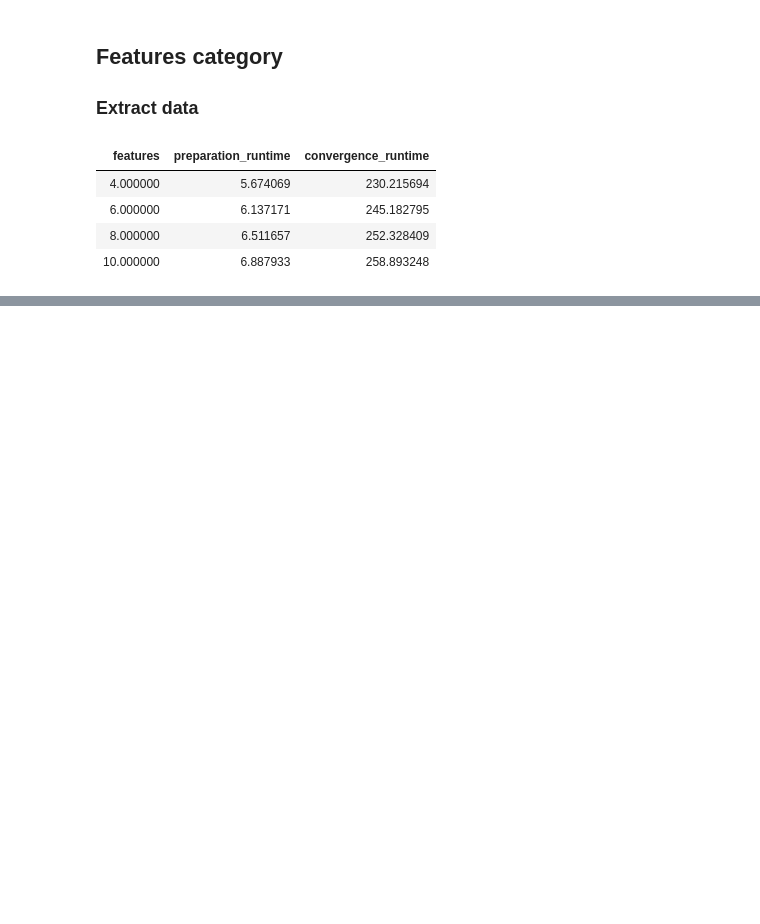
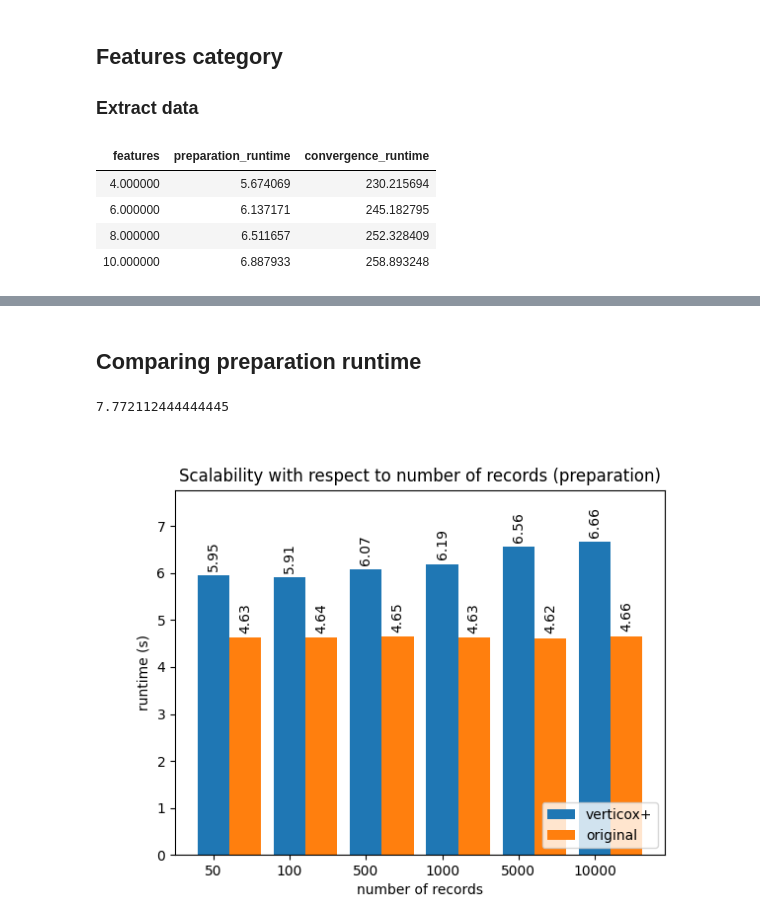
Before and after one commit to CARRIER-project/verticox, a Jupyter notebook: plot_benchmarks_with_c_index.ipynb, the cells around one changed output, grey strips where cells are left out. Drawn from its saved outputs; the diff is of its cells as text; code cells hidden in the pictures; blank space fills up the shorter version.

Commit message:
Added benchmark of original algorithm

```diff
--- a/plot_benchmarks_with_c_index.ipynb
+++ b/plot_benchmarks_with_c_index.ipynb
@@ -259,0 +233,14 @@ plt.show()
+# %%
+ORIGINAL_BENCHMARK_FILE = "benchmark_results/new_benchmark_original.csv"
+# %%
+original_df = pd.read_csv(ORIGINAL_BENCHMARK_FILE)
+#Filter unsuccesful run
+original_df = original_df[original_df.comment!="Not enough features"]
+
+original_df = original_df.drop(columns=["comment"])
+
+
+# Take the average over the 3 runs
+original_mean = original_df.groupby(["records", "features", "iterations", "parties", "category"], as_index=False).mean()
+
+original_mean
@@ -259,0 +265,6 @@ plt.show()
+# %%
+original_records = original_mean.query("category == 'records'")
+ours_records = df_mean.query("category == 'records'")
+
+display(original_records)
+display(ours_records)
@@ -259,0 +286,45 @@ plt.show()
+# %% [markdown]
+## Comparing preparation runtime
+# %%
+
+
+data = [ours_records["preparation_runtime"], original_records["preparation_runtime"]]
+labels = ["verticox+", "original"]
+x = list(ours_records["records"].astype(int).astype(str))
+def plot_comparison(x, all_y, labels, title="", x_label="", scale="linear", y_lim=None, label_fontsize="medium"):
+    label_format = "%.2f"
+    fig, ax = plt.subplots()
+
+    if y_lim is None:
+        y_lim = max([y.max() for y in all_y])
+        y_lim = y_lim + y_lim/6
+
+    print(y_lim)
+
+    # Width of the bars
+    width = 1/3 + 1/12
+    label_locations = np.arange(len(all_y[0]))
+
+    multiplier = 0
+    for y, label in zip(data, labels):
+        offset = width * multiplier
+        rects = ax.bar(label_locations[:len(y)] + offset, y, width=width, label=label)
+        ax.bar_label(rects, padding=3, fmt=label_format, fontsize=label_fontsize, rotation="vertical")
+        multiplier += 1
+
+    ax.set_ylabel("runtime (s)")
+
+    ax.set_yscale(scale)
+    ax.set_title(title)
+    ax.set_xticks(label_locations , x)
+    ax.legend(loc="lower right")
+
+
+    ax.set_ylim(0, y_lim)
+    ax.set_xlabel(x_label)
+    plt.show()
+
+plot_comparison(x, data, labels, "Scalability with respect to number of records (preparation)", "number of records")
+# %% [output]
+7.772112444444445
+[figure, added]
```
Also changed, not shown: parts of 20 cells of this notebook, 1 other file.
